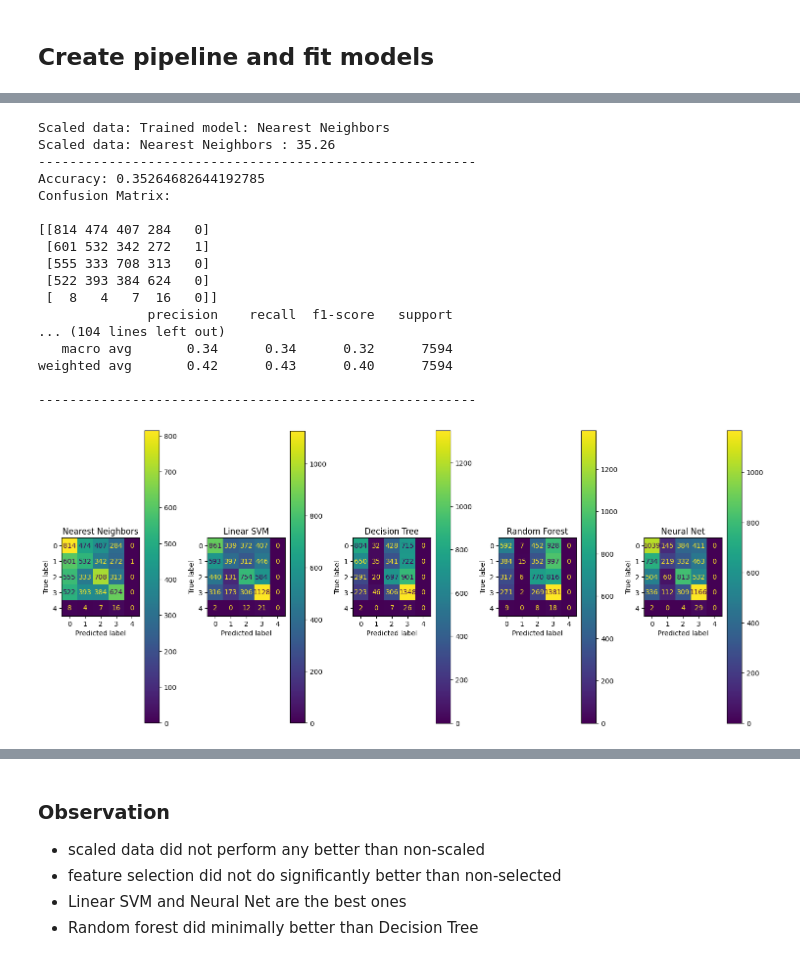
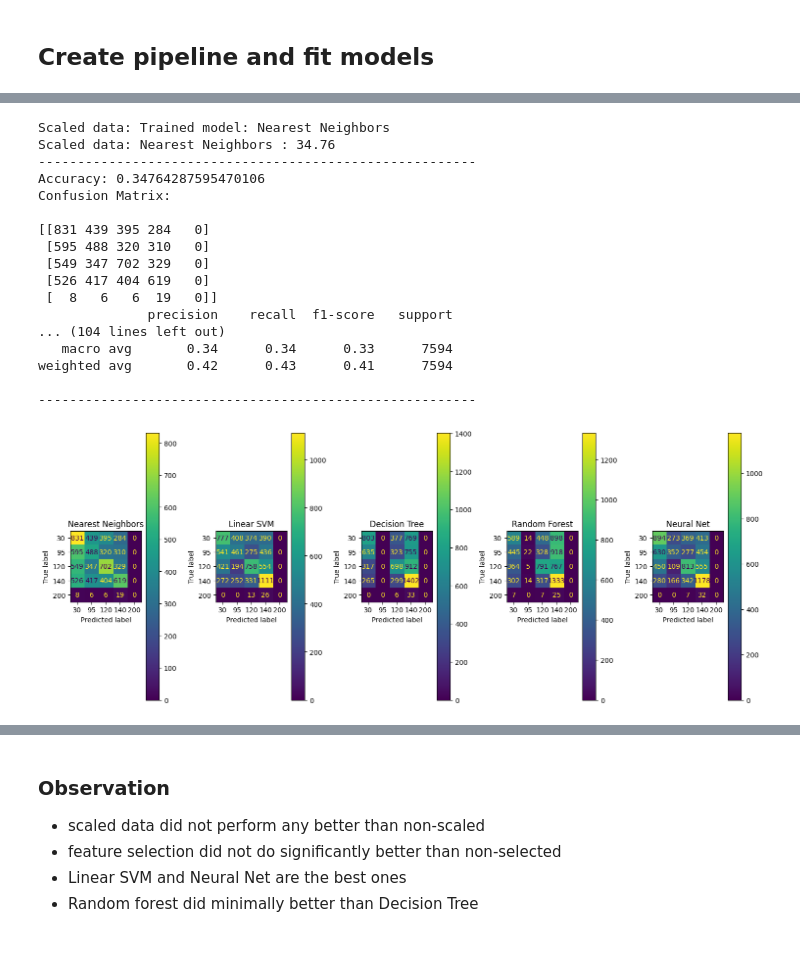
Before and after one commit to unimelbprtc/music_ml, a Jupyter notebook: udita/recommendation_of_music.ipynb, the cells around one changed output, grey strips where cells are left out. Drawn from its saved outputs; the diff is of its cells as text; code cells hidden in the pictures.

```diff
--- a/udita/recommendation_of_music.ipynb
+++ b/udita/recommendation_of_music.ipynb
@@ -737,7 +737,7 @@ numerical_cols = X.columns[X.dtypes != object]
 
 # split data to test and train
 X_train, X_test, y_train, y_test = train_test_split(
-    X, y, train_size=0.8, test_size=0.2, random_state=_RANDOM_STATE
+    X, y, train_size=0.8, test_size=0.2, stratify=y, random_state=_RANDOM_STATE
 )
 
 X_train_scaled = X_train
@@ -1058,7 +1080,7 @@ for model_name, model in model_map.items():
 
     ConfusionMatrixDisplay(
         confusion_matrix=cm,
-        display_labels=model.classes_).plot(ax=axes[col])
+        display_labels=tempo_bins).plot(ax=axes[col])
     axes[col].set_title(f"{model_name}")
     col += 1
 
@@ -1092,44 +1114,44 @@ for model_name, model in model_map.items():
     model.fit(X_train_scaled, y_train)
     print(f"Scaled data: Trained model: {model_name}")
     print(f"Scaled data: {model_name} : {round(model.score(X_test_scaled, y_test) * 100, 2)}")
     print("--------------------------------------------------------")
 
     predicted_y = model.predict(X_test_scaled)
     print("Accuracy:", accuracy_score(y_test, predicted_y))
 
     cm = confusion_matrix(y_test, predicted_y)
     print("Confusion Matrix:\n")
     print(cm)
     print(classification_report(y_test, predicted_y))
     print("--------------------------------------------------------")
 
     ConfusionMatrixDisplay(
         confusion_matrix=cm,
-        display_labels=model.classes_).plot(ax=axes[col])
+        display_labels=tempo_bins).plot(ax=axes[col])
     axes[col].set_title(f"{model_name}")
     col += 1
 
 plt.tight_layout()
 plt.show()
 # %% [output]
 Scaled data: Trained model: Nearest Neighbors
-Scaled data: Nearest Neighbors : 35.26
+Scaled data: Nearest Neighbors : 34.76
 --------------------------------------------------------
-Accuracy: 0.35264682644192785
+Accuracy: 0.34764287595470106
 Confusion Matrix:
 
-[[814 474 407 284   0]
- [601 532 342 272   1]
- [555 333 708 313   0]
- [522 393 384 624   0]
- [  8   4   7  16   0]]
+[[831 439 395 284   0]
+ [595 488 320 310   0]
+ [549 347 702 329   0]
+ [526 417 404 619   0]
+ [  8   6   6  19   0]]
               precision    recall  f1-score   support
 ... (104 lines left out)
-   macro avg       0.34      0.34      0.32      7594
-weighted avg       0.42      0.43      0.40      7594
+   macro avg       0.34      0.34      0.33      7594
+weighted avg       0.42      0.43      0.41      7594
 
 --------------------------------------------------------
-[figure, old version]
+[figure, new version]
 # %%
 fig, axes = plt.subplots(nrows=1, ncols=len(model_map), figsize=(15,10))
 
```
Also changed, not shown: parts of 28 cells of this notebook, 1 other file.
